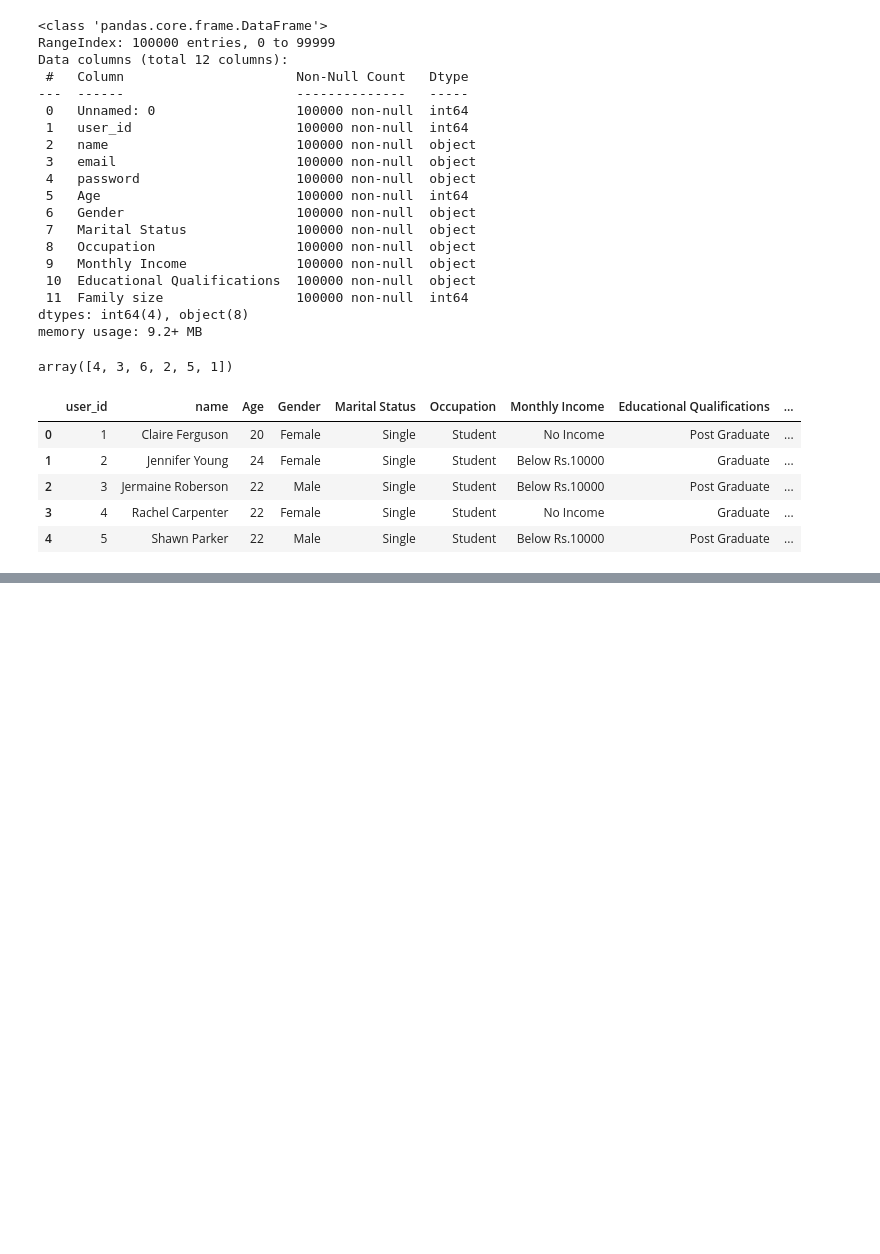
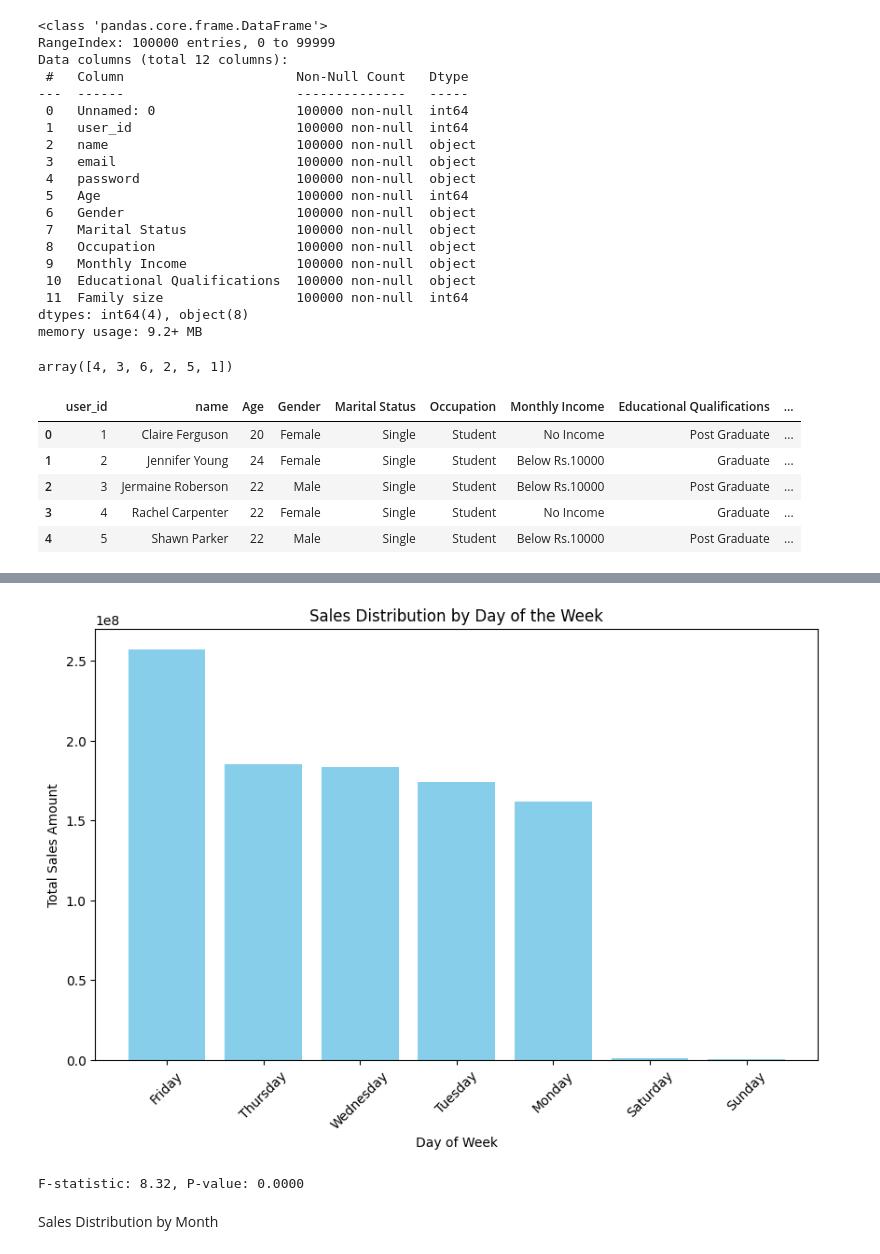
Before and after one commit to igelfgat/delivery_app_analysis_final_project, a Jupyter notebook: final_project.ipynb, the cells around one changed output, grey strips where cells are left out. Drawn from its saved outputs; the diff is of its cells as text; code cells hidden in the pictures; blank space fills up the shorter version.

Commit message:
Data analysis

```diff
--- a/final_project.ipynb
+++ b/final_project.ipynb
@@ -555,0 +631,4 @@ users_df_updated.head()
+# %%
+# Extract day of the week and month
+cleaned_orders_df['day_of_week'] = cleaned_orders_df['order_date'].dt.day_name()
+cleaned_orders_df['month'] = cleaned_orders_df['order_date'].dt.month_name()
@@ -555,0 +655,4 @@ users_df_updated.head()
+# %%
+# Aggregate sales data by day of the week
+weekly_sales = cleaned_orders_df.groupby('day_of_week').agg({'sales_amount': 'sum'}).reset_index()
+weekly_sales = weekly_sales.sort_values('sales_amount', ascending=False)
@@ -555,0 +670,21 @@ users_df_updated.head()
+# %%
+plt.figure(figsize=(10, 6))
+plt.bar(weekly_sales['day_of_week'], weekly_sales['sales_amount'], color='skyblue')
+plt.title('Sales Distribution by Day of the Week')
+plt.xlabel('Day of Week')
+plt.ylabel('Total Sales Amount')
+plt.xticks(rotation=45)
+plt.show()
+# %% [output]
+[figure, added]
+# %%
+# Prepare data for ANOVA
+sales_by_day = [group['sales_amount'].values for name, group in cleaned_orders_df.groupby('day_of_week')]
+
+# Conduct ANOVA
+f_stat, p_val = stats.f_oneway(*sales_by_day)
+print(f'F-statistic: {f_stat:.2f}, P-value: {p_val:.4f}')
+# %% [output]
+F-statistic: 8.32, P-value: 0.0000
+# %% [markdown]
+ Sales Distribution by Month
```
Also changed, not shown: parts of 58 cells of this notebook, 2 other files.
